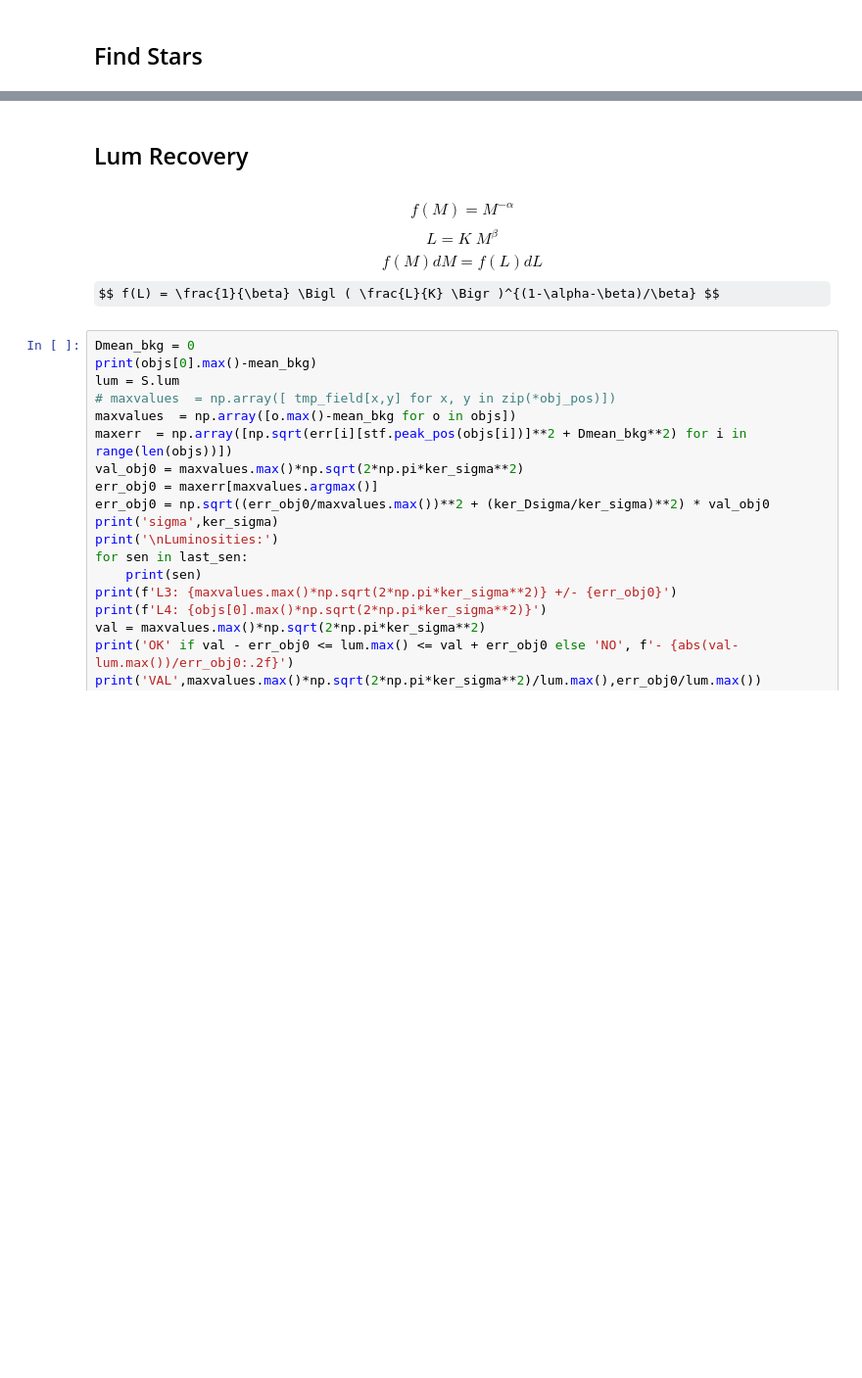
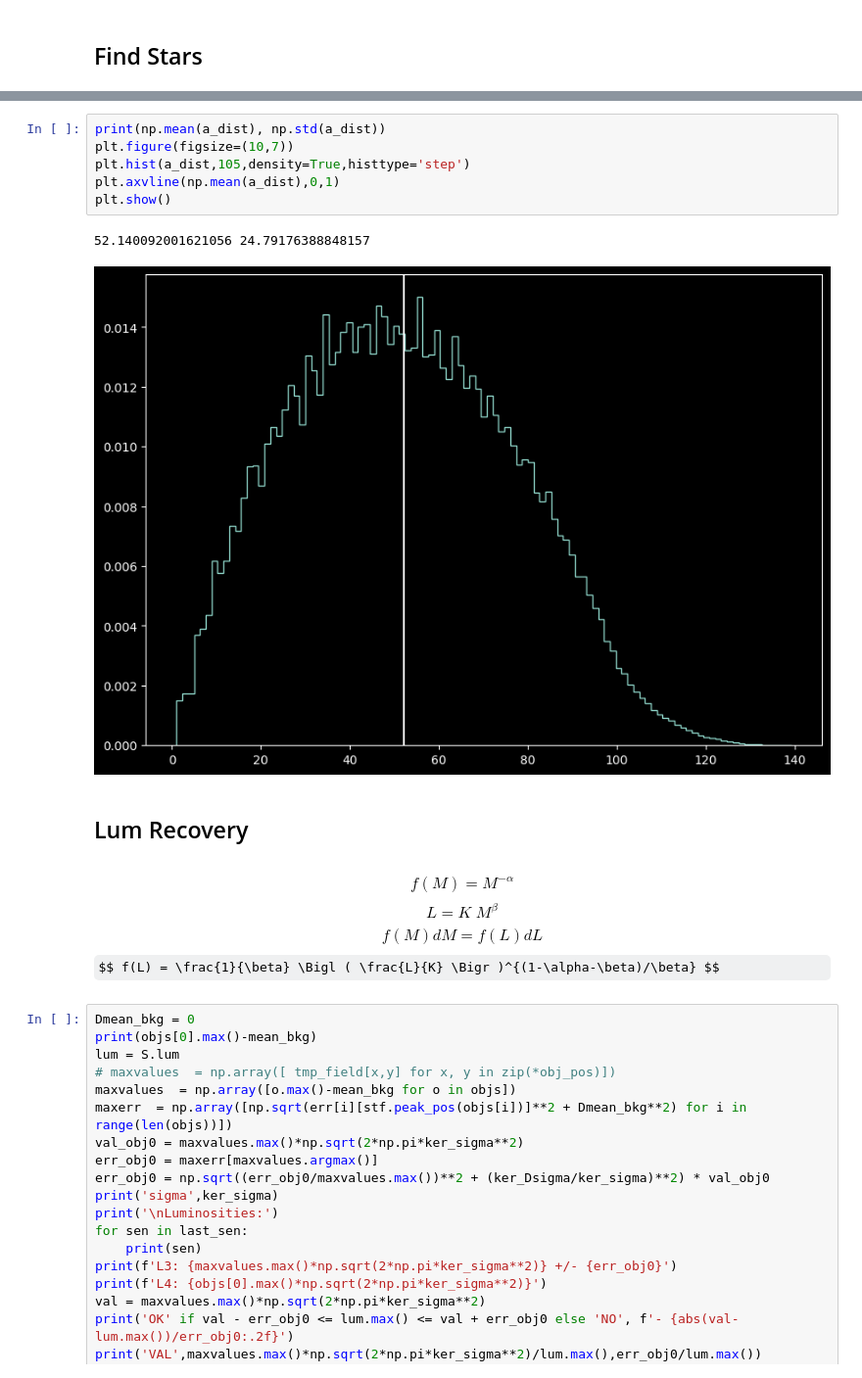
Before and after one commit to 00-berni/proj_2, a Jupyter notebook: implementation.ipynb, the cells around one changed output, grey strips where cells are left out. Shown at 98% size. Cells and saved outputs as stored; diff of their text form; some formulas as TeX source; blank space fills up the shorter version.

```diff
--- a/implementation.ipynb
+++ b/implementation.ipynb
@@ -895,3 +918,12 @@ Step 468
+# %%
+print(np.mean(a_dist), np.std(a_dist))
+plt.figure(figsize=(10,7))
+plt.hist(a_dist,105,density=True,histtype='step')
+plt.axvline(np.mean(a_dist),0,1)
+plt.show()
+# %% [output]
+52.140092001621056 24.79176388848157
+[figure, added]
 # %% [markdown]
 ## Lum Recovery
 # %% [markdown]
```
Also changed, not shown: parts of 9 cells of this notebook.
